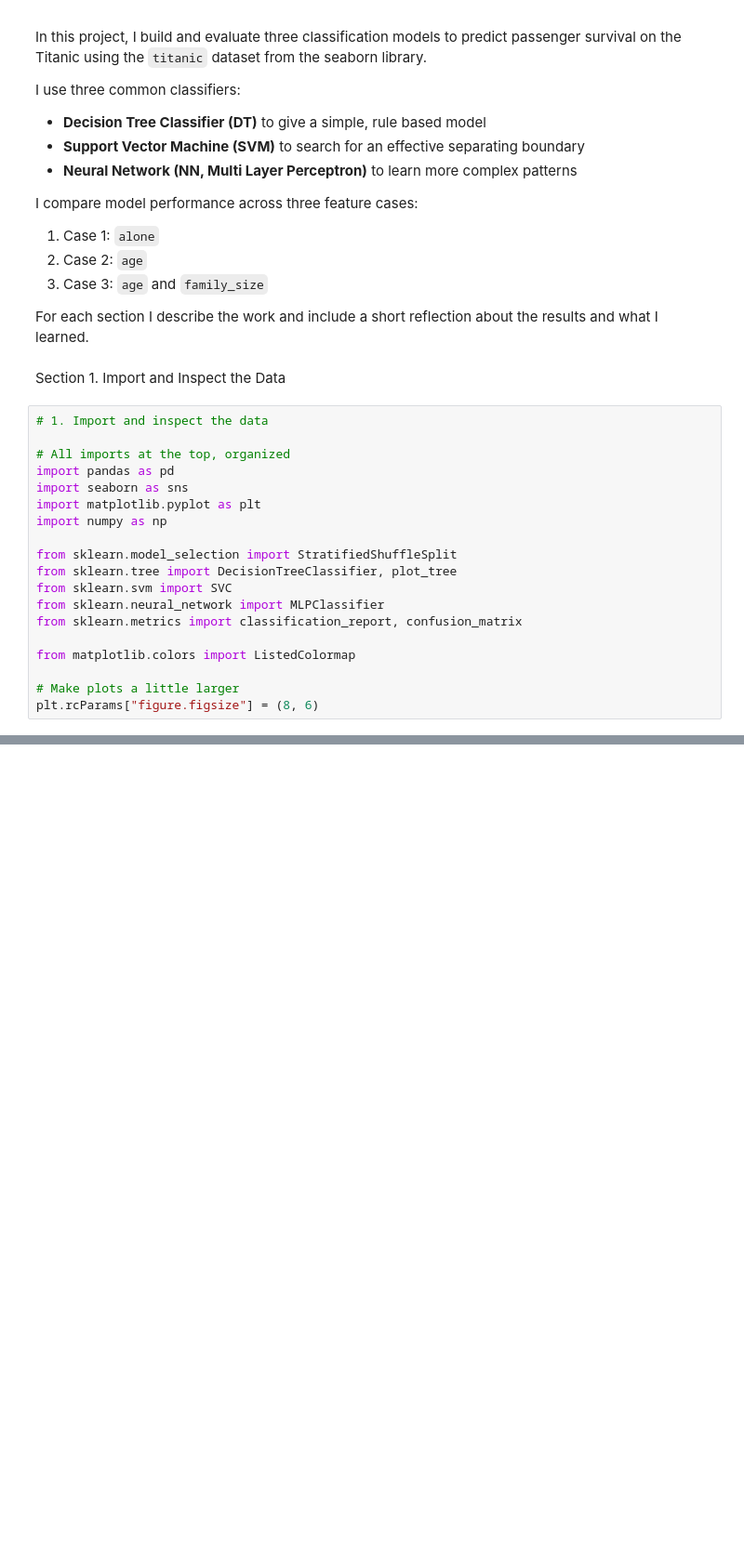
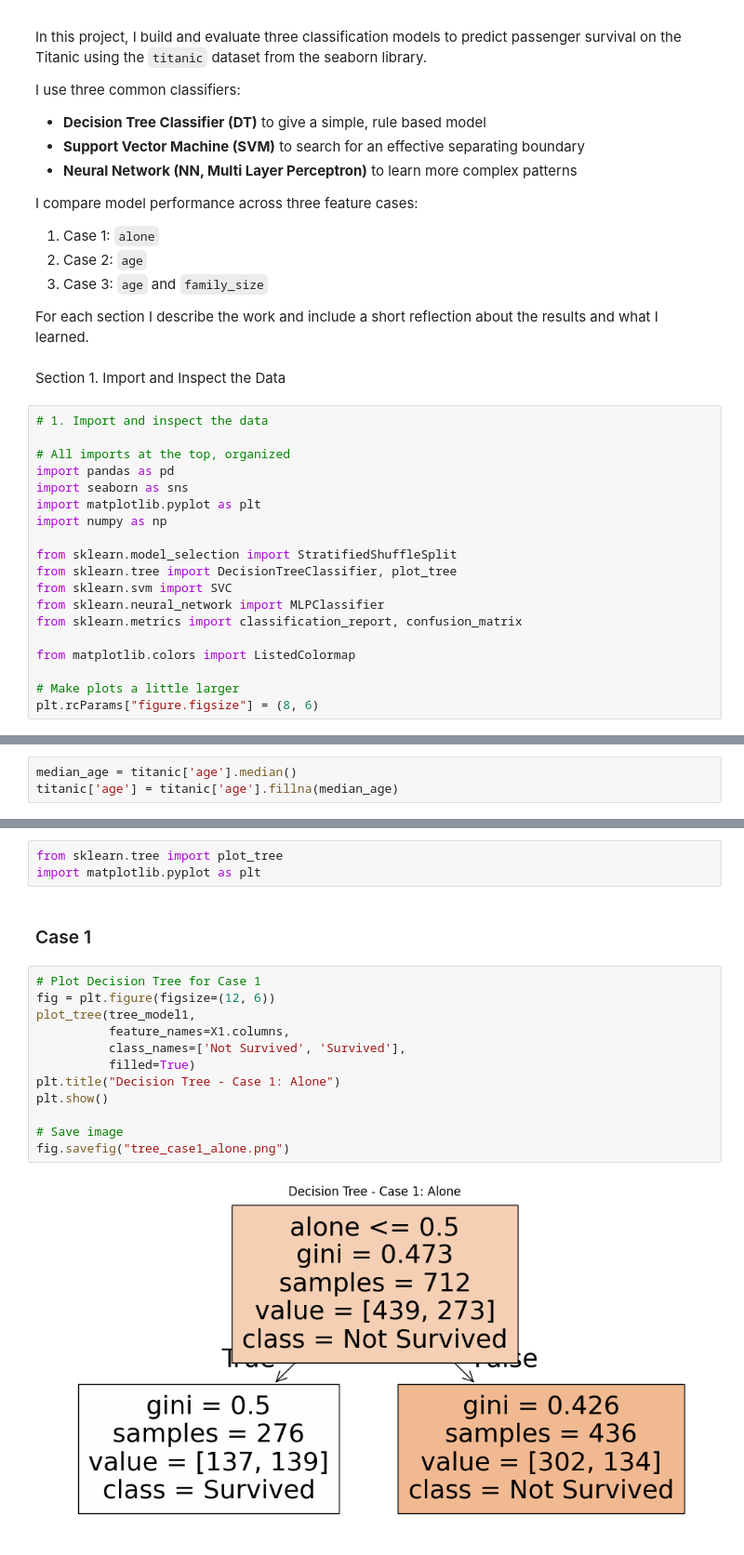
Before and after one commit to albertokabore/applied-ml-kabore, a Jupyter notebook: notebooks/project03/ml03_kabore.ipynb, the cells around one changed output, grey strips where cells are left out. Shown at 93% size. Cells and saved outputs as stored; diff of their text form; blank space fills up the shorter version.

```diff
--- a/notebooks/project03/ml03_kabore.ipynb
+++ b/notebooks/project03/ml03_kabore.ipynb
@@ -47,0 +59,3 @@ titanic.head()
+# %%
+median_age = titanic['age'].median()
+titanic['age'] = titanic['age'].fillna(median_age)
@@ -47,0 +346,19 @@ titanic.head()
+# %%
+from sklearn.tree import plot_tree
+import matplotlib.pyplot as plt
+# %% [markdown]
+### Case 1
+# %%
+# Plot Decision Tree for Case 1
+fig = plt.figure(figsize=(12, 6))
+plot_tree(tree_model1,
+          feature_names=X1.columns,
+          class_names=['Not Survived', 'Survived'],
+          filled=True)
+plt.title("Decision Tree - Case 1: Alone")
+plt.show()
+
+# Save image
+fig.savefig("tree_case1_alone.png")
+# %% [output]
+[figure, added]
```
Also changed, not shown: parts of 66 cells of this notebook, 3 other files.
